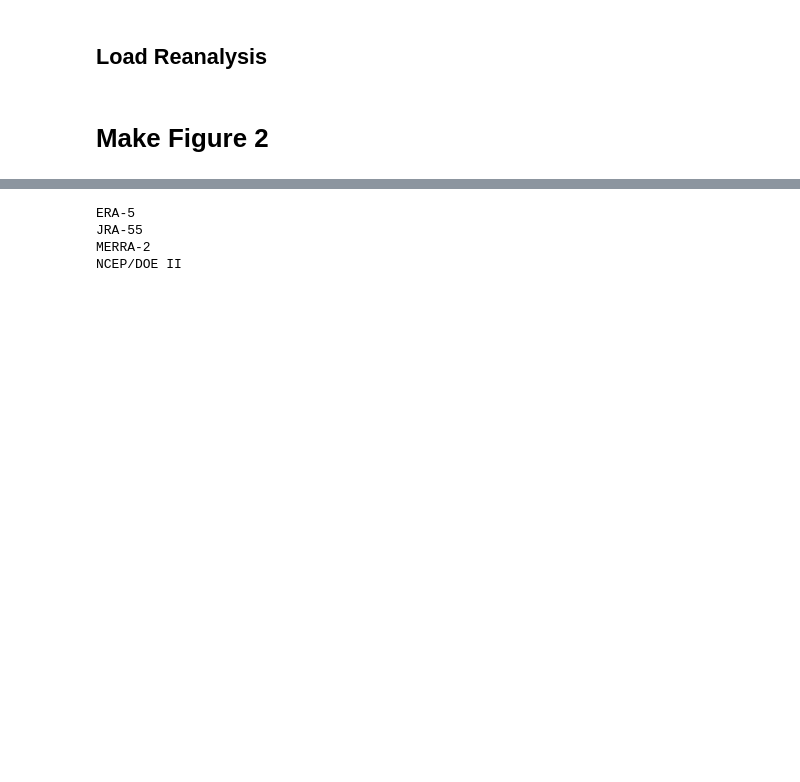
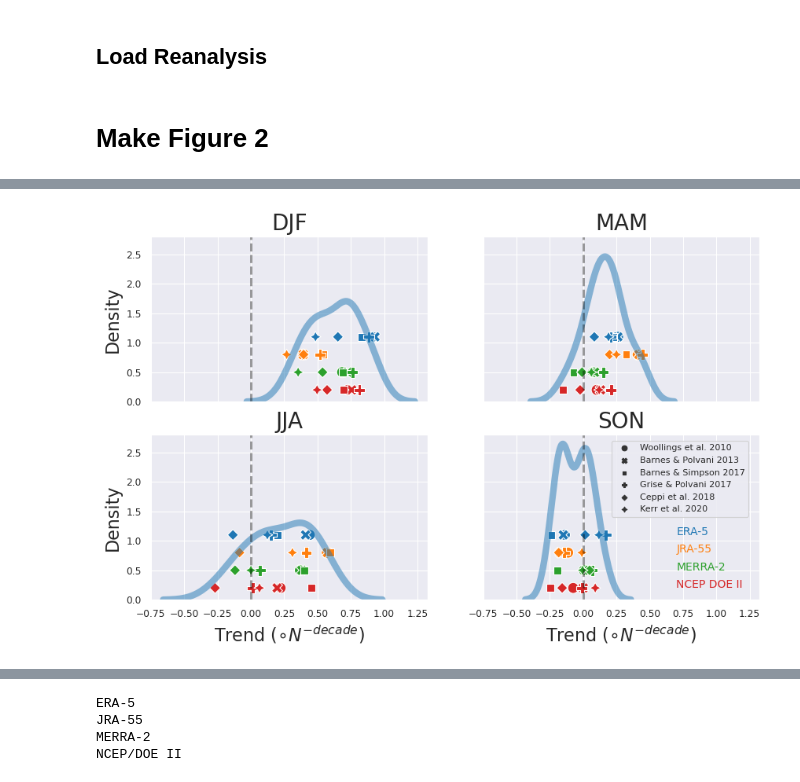
Before and after one commit to Thomasjkeel/uncertainty-in-npac-jet-shift, a Jupyter notebook: Figure_2.ipynb, the cells around one changed output, grey strips where cells are left out. Cells and saved outputs as stored; diff of their text form; code cells hidden in the pictures; blank space fills up the shorter version.

Commit message:
update figure 2

```diff
--- a/Figure_2.ipynb
+++ b/Figure_2.ipynb
@@ -12,6 +12,7 @@ import seaborn as sns
 # %%
 START_YEAR = "1980"
 END_YEAR = "2022"
+SEASONS = ['DJF', 'MAM', 'JJA', 'SON']
 # %%
 METRIC_NAMES = ["Woollings et al. 2010", "Barnes & Polvani 2013", "Barnes & Simpson 2017",\
                         "Grise & Polvani 2017", "Bracegirdle et al. 2018", "Ceppi et al. 2018", "Kerr et al. 2020"]
@@ -152,0 +187,45 @@ def get_seasonally_decomposed_year_gradient_of_trend(data, proportion_threshold_
+# %%
+## merge all
+allseasons_jet_lat_mean_df = djf_jet_lat_mean_df.merge(mam_jet_lat_mean_df)
+allseasons_jet_lat_mean_df = allseasons_jet_lat_mean_df.merge(jja_jet_lat_mean_df)
+allseasons_jet_lat_mean_df = allseasons_jet_lat_mean_df.merge(son_jet_lat_mean_df)
+
+allseasons_jet_lat_trend_df = djf_jet_lat_trend_df.merge(mam_jet_lat_trend_df)
+allseasons_jet_lat_trend_df = allseasons_jet_lat_trend_df.merge(jja_jet_lat_trend_df)
+allseasons_jet_lat_trend_df = allseasons_jet_lat_trend_df.merge(son_jet_lat_trend_df)
+
+allseasons_jet_lat_mean_and_trend_df = allseasons_jet_lat_mean_df.merge(allseasons_jet_lat_trend_df)
+# %%
+def make_trend_kde_and_scatter_plot(allseason_data, column_to_use, ax, use_legend=False):
+    sns.kdeplot(allseason_data[column_to_use], ax=ax, linewidth=6, alpha=.5)
+    sns.scatterplot(x=column_to_use, y=[1.1]*6, style='Metric', s=100, data=allseason_data.loc[allseason_data['Dataset'] == 'ERA-5'], ax=ax, legend=False)
+    sns.scatterplot(x=column_to_use, y=[0.8]*6, style='Metric', s=100, data=allseason_data.loc[allseason_data['Dataset'] == 'JRA-55'], ax=ax, legend=False)
+    sns.scatterplot(x=column_to_use, y=[0.5]*6, style='Metric', s=100, data=allseason_data.loc[allseason_data['Dataset'] == 'MERRA-2'], ax=ax, legend=False)
+    sns.scatterplot(x=column_to_use, y=[0.2]*6, style='Metric', s=100, data=allseason_data.loc[allseason_data['Dataset'] == 'NCEP/DOE II'], ax=ax, legend=use_legend)
+    ax.set_xlabel(r"Trend ${(\circ N^{-decade})}$", size=16)
+    ax.set_ylabel("Density", size=16)
+# %%
+sns.set_style('darkgrid')
+sns.set_context('paper')
+fig, axes = plt.subplots(2, 2, figsize=(10, 6), sharex=True, sharey=True)
+make_trend_kde_and_scatter_plot(allseasons_jet_lat_trend_df, 'DJF Trend_decade', ax=axes[0][0])
+make_trend_kde_and_scatter_plot(allseasons_jet_lat_trend_df, 'MAM Trend_decade', ax=axes[0][1])
+make_trend_kde_and_scatter_plot(allseasons_jet_lat_trend_df, 'JJA Trend_decade', ax=axes[1][0])
+make_trend_kde_and_scatter_plot(allseasons_jet_lat_trend_df, 'SON Trend_decade', ax=axes[1][1], use_legend=True)
+season_counter = 0
+for ax_row in axes:
+    for ax in ax_row:
+        ax.vlines(0, 0, 2.8, color='k', linewidth=2, linestyle='--', alpha=.4)
+        ax.set_ylim(0, 2.8)
+        ax.set_title(SEASONS[season_counter], size=20)
+        season_counter+=1
+
+axes[1][1].legend(ncols=1, bbox_to_anchor=[0.45, 0.99], fancybox=True, fontsize=8)
+axes[1][1].text(s="ERA-5", x=0.7, y=1.1, color='C0', size=10)
+axes[1][1].text(s="JRA-55", x=0.7, y=0.8, color='C1', size=10)
+axes[1][1].text(s="MERRA-2", x=0.7, y=0.5, color='C2', size=10)
+axes[1][1].text(s="NCEP DOE II", x=0.7, y=0.2, color='C3', size=10)
+# fig.suptitle("Trends", size=16)
+# fig.savefig('figures/figure_2.png', dpi=300, bbox_inches='tight', transparent=False)
+# %% [output]
+[figure, added]
```
Also changed, not shown: parts of 28 cells of this notebook, 2 other files.
